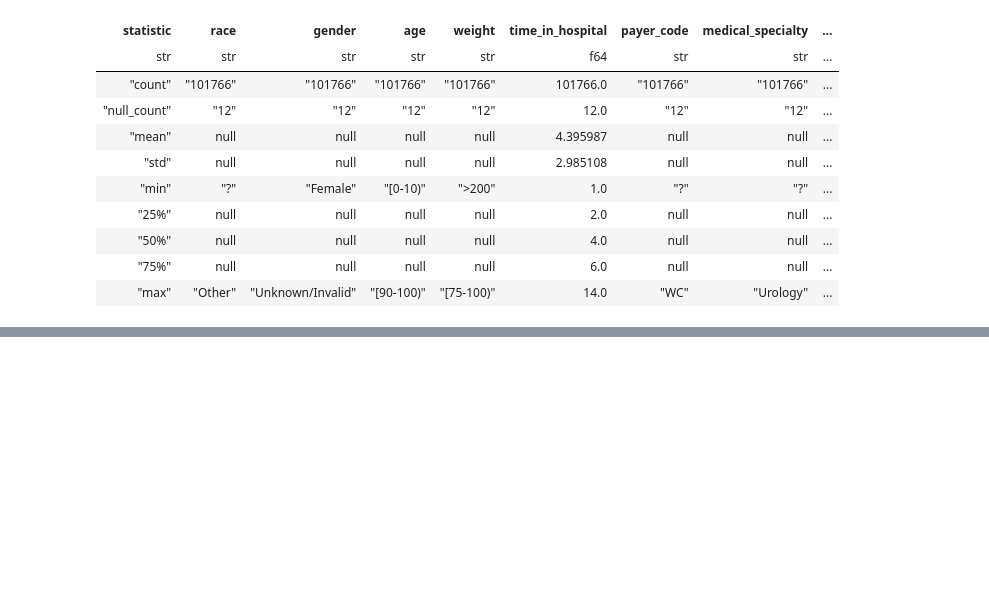
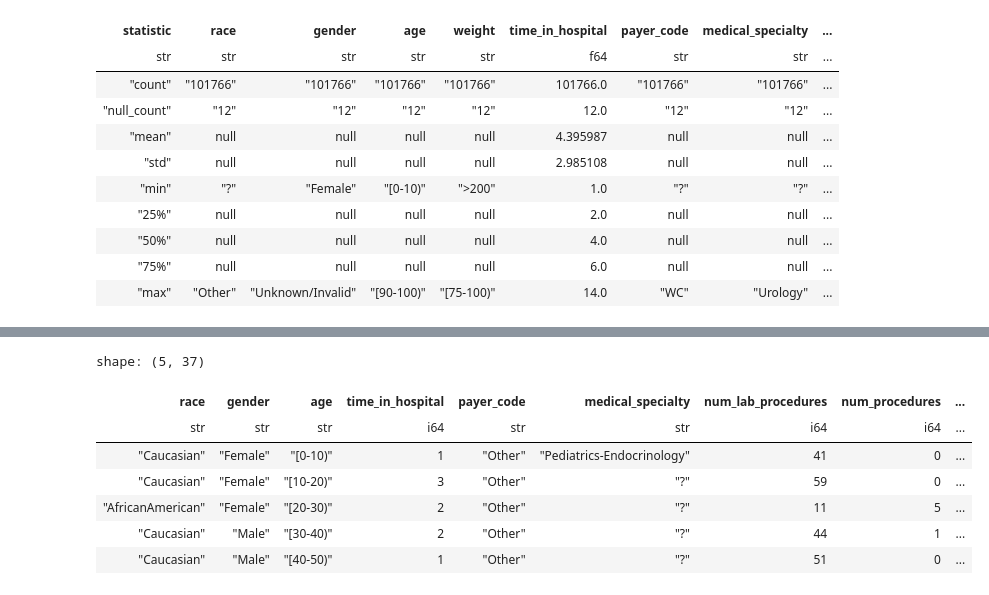
Before and after one commit to raginggoosedev/dataquest-2026, a Jupyter notebook: 01_preprocessing/02_cleaning.ipynb, the cells around one changed output, grey strips where cells are left out. Saved outputs shown, nothing was run; the diff lists cells and outputs as text; code cells hidden in the pictures; blank space fills up the shorter version.

```diff
--- a/01_preprocessing/02_cleaning.ipynb
+++ b/01_preprocessing/02_cleaning.ipynb
@@ -98,0 +648,11 @@ shape: (9, 49)
+# %%
+df.head()
+# %% [output]
+shape: (5, 37)
+| race | gender | age | time_in_hospital | payer_code | medical_specialty | num_lab_procedures | num_procedures | ... |
+| str | str | str | i64 | str | str | i64 | i64 | ... |
+| "Caucasian" | "Female" | "[0-10)" | 1 | "Other" | "Pediatrics-Endocrinology" | 41 | 0 | ... |
+| "Caucasian" | "Female" | "[10-20)" | 3 | "Other" | "?" | 59 | 0 | ... |
+| "AfricanAmerican" | "Female" | "[20-30)" | 2 | "Other" | "?" | 11 | 5 | ... |
+| "Caucasian" | "Male" | "[30-40)" | 2 | "Other" | "?" | 44 | 1 | ... |
+| "Caucasian" | "Male" | "[40-50)" | 1 | "Other" | "?" | 51 | 0 | ... |
```
Also changed, not shown: parts of 11 cells of this notebook, 2 other files.
